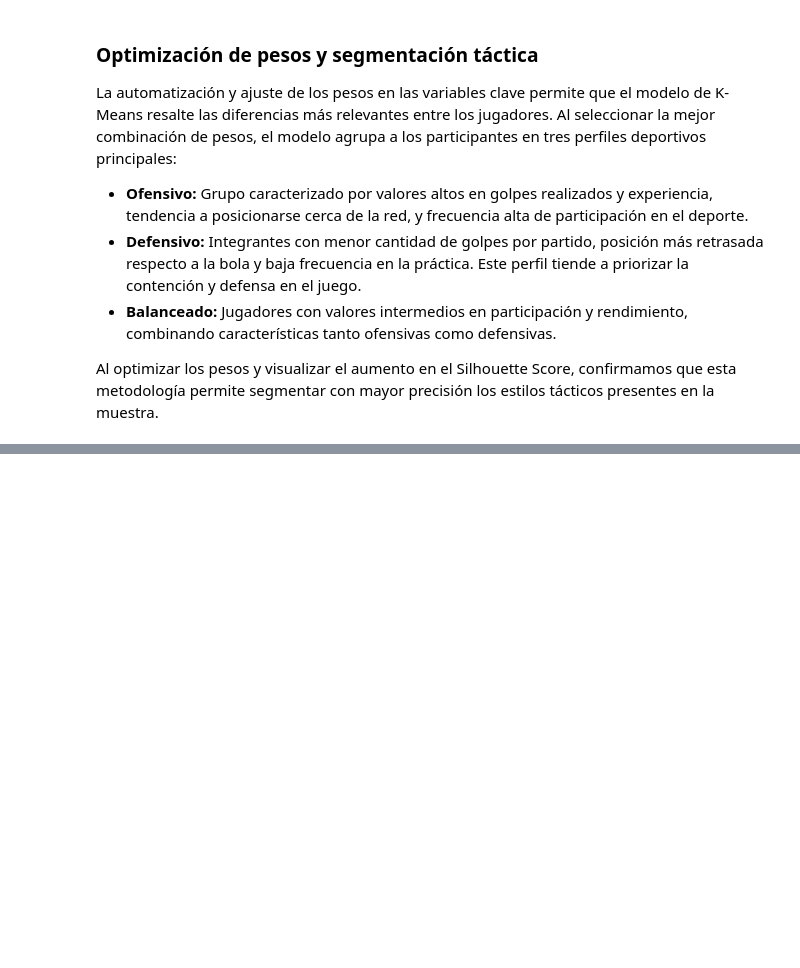
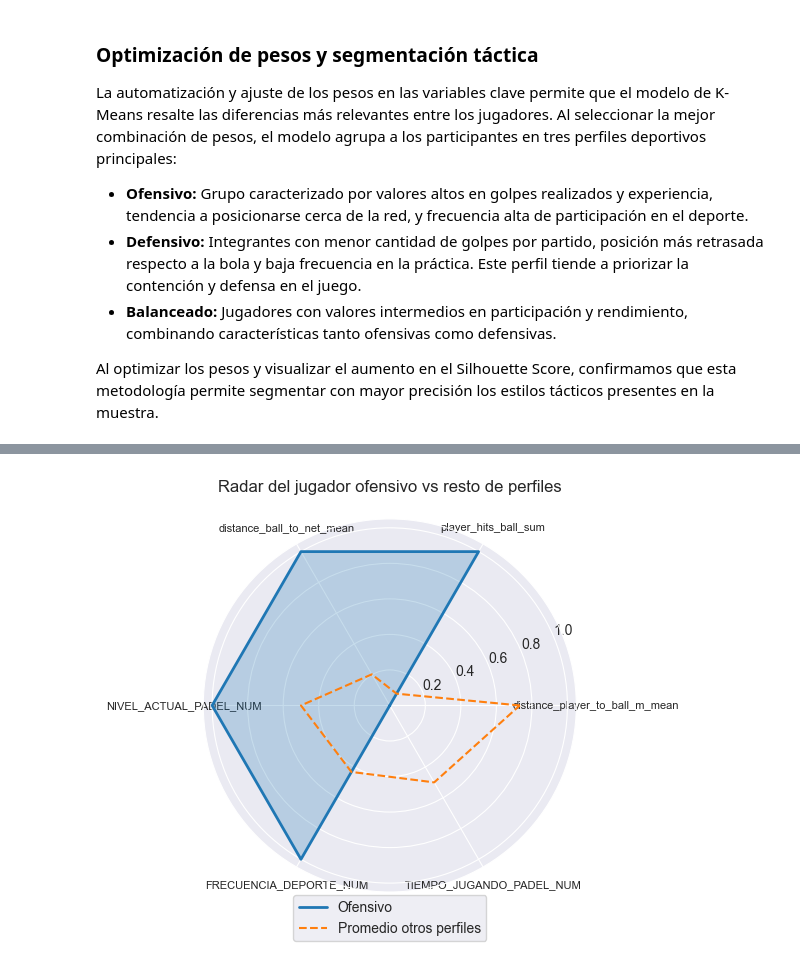
Before and after one commit to valenlopezzz04/Proyecto-padel-analitica, a Jupyter notebook: kmeans2.ipynb, the cells around one changed output, grey strips where cells are left out. Drawn from its saved outputs; the diff is of its cells as text; code cells hidden in the pictures; blank space fills up the shorter version.

```diff
--- a/kmeans2.ipynb
+++ b/kmeans2.ipynb
@@ -1194,0 +1239,38 @@ plt.show()
+# %%
+import numpy as np
+
+# Medias normalizadas por perfil para las variables de la combinación 3
+perfiles = ["Ofensivo", "Defensivo", "Balanceado"]
+means_por_perfil = (
+    df_merged
+    .groupby("perfil_tactico")[features_3]
+    .mean()
+)
+
+# Normalizar 0–1 por columna para comparar en radar
+means_norm = (means_por_perfil - means_por_perfil.min()) / (means_por_perfil.max() - means_por_perfil.min())
+means_norm = means_norm.reindex(perfiles)  # asegurar orden
+
+# Datos del radar: ofensivo vs promedio de los otros
+ofensivo_vec = means_norm.loc["Ofensivo"].values
+otros_vec = means_norm.drop("Ofensivo").mean(axis=0).values
+labels = features_3
+
+angles = np.linspace(0, 2 * np.pi, len(labels), endpoint=False)
+angles = np.concatenate([angles, [angles[0]]])
+ofensivo_plot = np.concatenate([ofensivo_vec, [ofensivo_vec[0]]])
+otros_plot = np.concatenate([otros_vec, [otros_vec[0]]])
+
+fig = plt.figure(figsize=(6, 6))
+ax = fig.add_subplot(111, polar=True)
+ax.plot(angles, ofensivo_plot, label="Ofensivo", linewidth=2)
+ax.fill(angles, ofensivo_plot, alpha=0.25)
+ax.plot(angles, otros_plot, label="Promedio otros perfiles", linestyle="--")
+ax.set_thetagrids(angles[:-1] * 180 / np.pi, labels, fontsize=8)
+ax.set_title("Radar del jugador ofensivo vs resto de perfiles", pad=20)
+ax.legend(loc="lower center", bbox_to_anchor=(0.5, -0.15))
+
+plt.tight_layout()
+plt.show()
+# %% [output]
+[figure, added]
```
Also changed, not shown: parts of 11 cells of this notebook, 1 other file.
